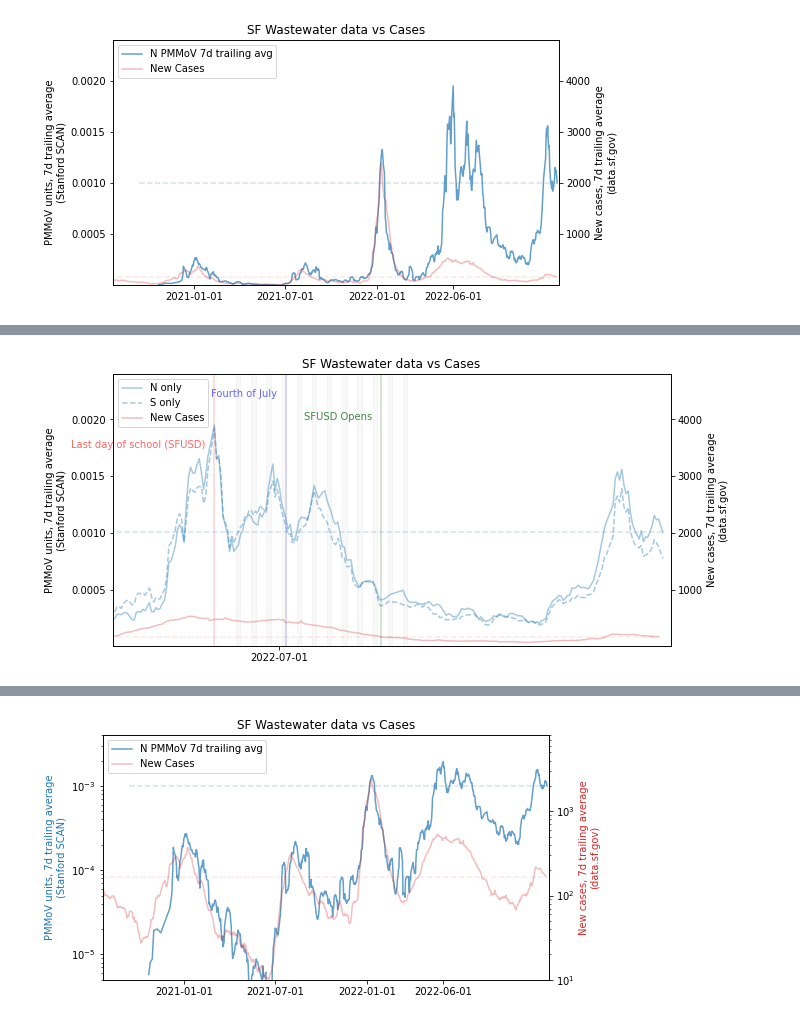
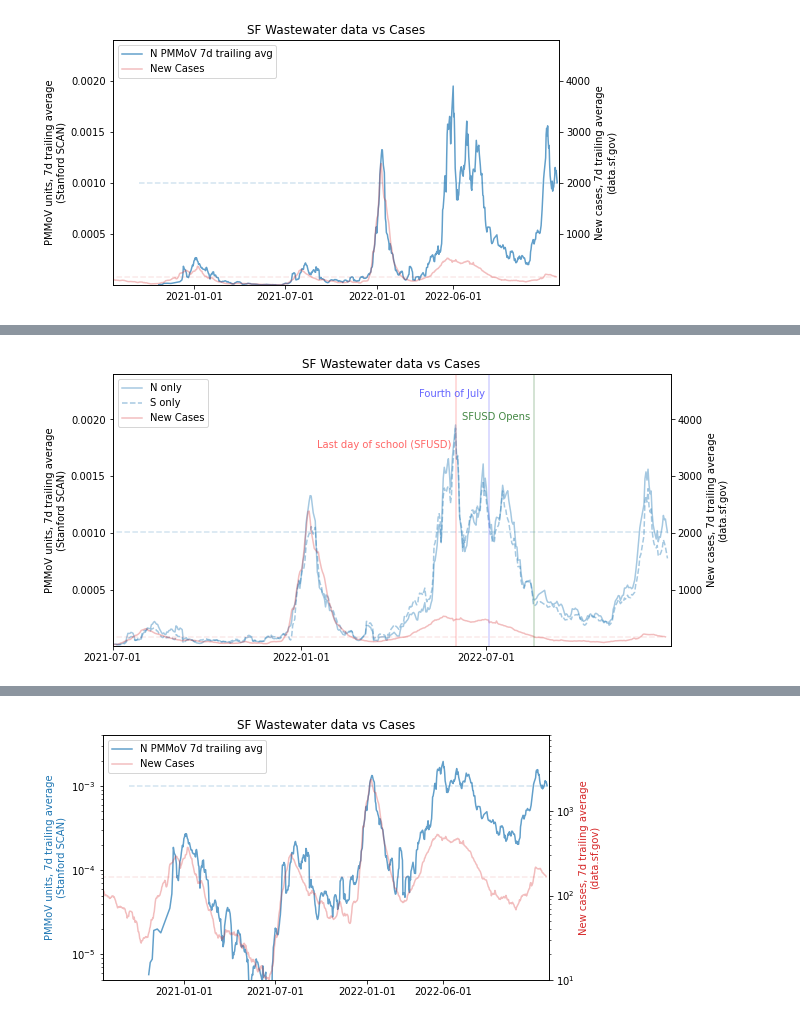
Before and after one commit to jbm9/rona_report, a Jupyter notebook: rona_report.ipynb, the cells around one changed output, grey strips where cells are left out. Saved outputs shown, nothing was run; the diff lists cells and outputs as text; code cells hidden in the pictures.

Commit message:
Bump version to 0.3, add changelog, and tidy up some crufty experimental graphs that I had left lying around from exploring the data myself

```diff
--- a/rona_report.ipynb
+++ b/rona_report.ipynb
@@ -798,39 +806,3 @@ if True:
     xticks(list(map(pd.to_datetime, ["2021-01-01","2021-07-01", "2022-01-01", "2022-06-01"])))
 # %% [output]
 [figure]
-# %%
-_plot_ww_cases_long_linear(plot_dots=False)
-# Draw in the last day of school
-
-end_sfusd = pd.to_datetime("2022-06-01")
-end_sfusd_color = "#ff6666"
-#axvline(end_sfusd, alpha=0.3, color=end_sfusd_color)
-#text(end_sfusd-datetime.timedelta(days=4), 4000,
-#     "Last day of school (SFUSD)",
-#     horizontalalignment="right", color=end_sfusd_color)
-
-_vline(end_sfusd, 3500, "Last day of school (SFUSD)", "#ff6666")
-
-_vline(pd.to_datetime("2022-07-04"), 4400, "Fourth of July", "#6666ff")
-
-#_vline(pd.to_datetime("2022-07-17"), 4000, "7/17", "#ccc")
-_vline(pd.to_datetime("2022-08-17"), 4000, "SFUSD Opens", "#484")
-
-
-_vline(pd.to_datetime("2022-08-17"), 4000, "SFUSD Opens", "#484")
-
-
-if True:
-
-    camp_start = pd.to_datetime("2022-06-06")
-    dweek = datetime.timedelta(days=7)
-    spanwidth = datetime.timedelta(days=2)
-    offset = datetime.timedelta(days=3+2)
-
-    for i in range(12):
-        d0 = camp_start + offset + i*dweek
-        d1 = d0 + spanwidth
-        axvspan(d0, d1, color="grey", alpha=0.05)
-
-    # Twiddle the bounds to gut-check fit by eyeball
-    xlim(pd.to_datetime("2022-04-15"), datetime.datetime.today())
@@ -906,32 +876,32 @@ _plot_bothww_cases_long_linear(plot_dots=False, figsize=(10,5))
 
 end_sfusd = pd.to_datetime("2022-06-01")
 end_sfusd_color = "#ff6666"
 #axvline(end_sfusd, alpha=0.3, color=end_sfusd_color)
 #text(end_sfusd-datetime.timedelta(days=4), 4000,
 #     "Last day of school (SFUSD)",
 #     horizontalalignment="right", color=end_sfusd_color)
 
 _vline(end_sfusd, 3500, "Last day of school (SFUSD)", "#ff6666")
 
 _vline(pd.to_datetime("2022-07-04"), 4400, "Fourth of July", "#6666ff")
 
 #_vline(pd.to_datetime("2022-07-17"), 4000, "7/17", "#ccc")
 _vline(pd.to_datetime("2022-08-17"), 4000, "SFUSD Opens", "#484")
 
 
-if True:
+if False:
 
     camp_start = pd.to_datetime("2022-06-06")
     dweek = datetime.timedelta(days=7)
     spanwidth = datetime.timedelta(days=2)
     offset = datetime.timedelta(days=3+2)
 
     for i in range(12):
         d0 = camp_start + offset + i*dweek
         d1 = d0 + spanwidth
         axvspan(d0, d1, color="grey", alpha=0.05)
 
     # Twiddle the bounds to gut-check fit by eyeball
     xlim(pd.to_datetime("2022-04-15"), datetime.datetime.today())
 # %% [output]
-[figure, old version]
+[figure, new version]
```
Also changed, not shown: parts of 3 cells of this notebook.
